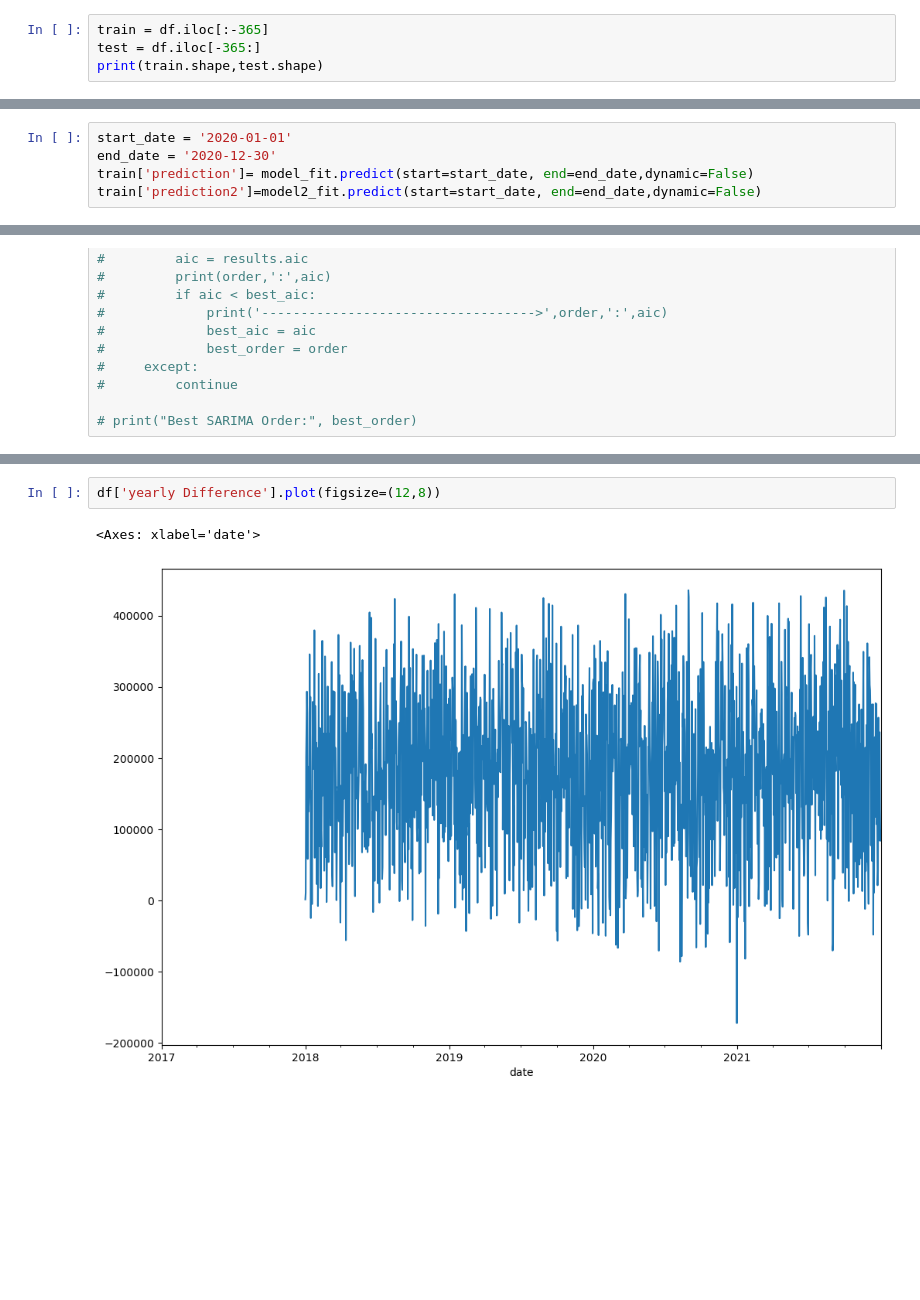
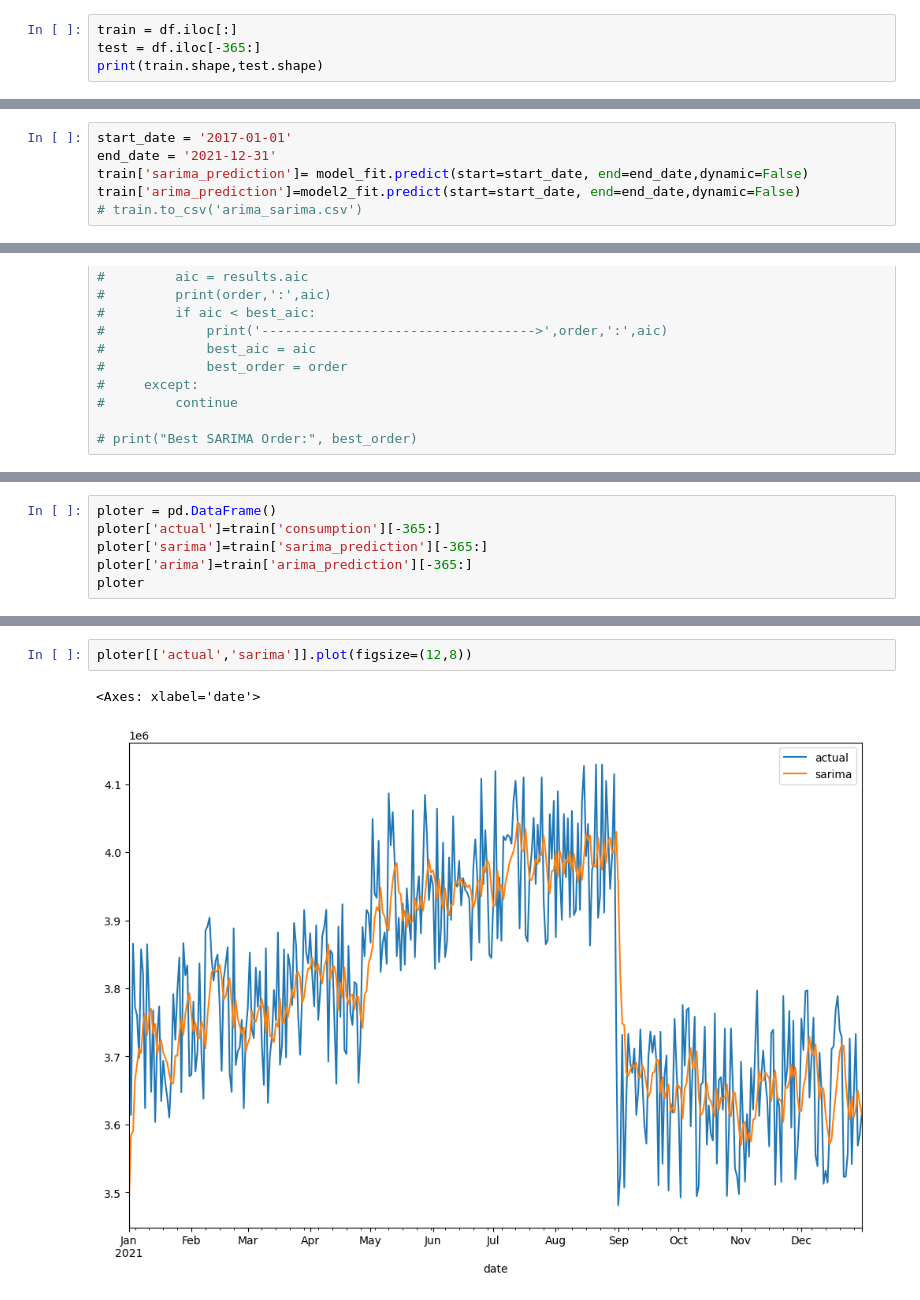
Before and after one commit to ninja011003/TimeSeries-Forecasting-Python, a Jupyter notebook: time_prediction2.ipynb, the cells around one changed output, grey strips where cells are left out. Drawn from its saved outputs; the diff is of its cells as text; blank space fills up the shorter version.

```diff
--- a/time_prediction2.ipynb
+++ b/time_prediction2.ipynb
@@ -110,7 +110,7 @@ Best model:  ARIMA(1,1,1)(0,0,0)[0]
 from statsmodels.tsa.arima.model  import ARIMA
 from statsmodels.tsa.statespace.sarimax import SARIMAX
 # %%
-train = df.iloc[:-365]
+train = df.iloc[:]
 test = df.iloc[-365:]
 print(train.shape,test.shape)
 # %% [output]
@@ -150,6 +150,7 @@ Warnings:
 # %%
-start_date = '2020-01-01'
-end_date = '2020-12-30'
-train['prediction']= model_fit.predict(start=start_date, end=end_date,dynamic=False)
-train['prediction2']=model2_fit.predict(start=start_date, end=end_date,dynamic=False)
+start_date = '2017-01-01'
+end_date = '2021-12-31'
+train['sarima_prediction']= model_fit.predict(start=start_date, end=end_date,dynamic=False)
+train['arima_prediction']=model2_fit.predict(start=start_date, end=end_date,dynamic=False)
+# train.to_csv('arima_sarima.csv')
 # %%
@@ -308,0 +565,6 @@ Critical Values:
+# %%
+ploter = pd.DataFrame()
+ploter['actual']=train['consumption'][-365:]
+ploter['sarima']=train['sarima_prediction'][-365:]
+ploter['arima']=train['arima_prediction'][-365:]
+ploter
@@ -309,5 +586,5 @@ Critical Values:
 # %%
-df['yearly Difference'].plot(figsize=(12,8))
+ploter[['actual','sarima']].plot(figsize=(12,8))
 # %% [output]
 <Axes: xlabel='date'>
-[figure, old version]
+[figure, new version]
```
Also changed, not shown: parts of 24 cells of this notebook, 16 other files.
